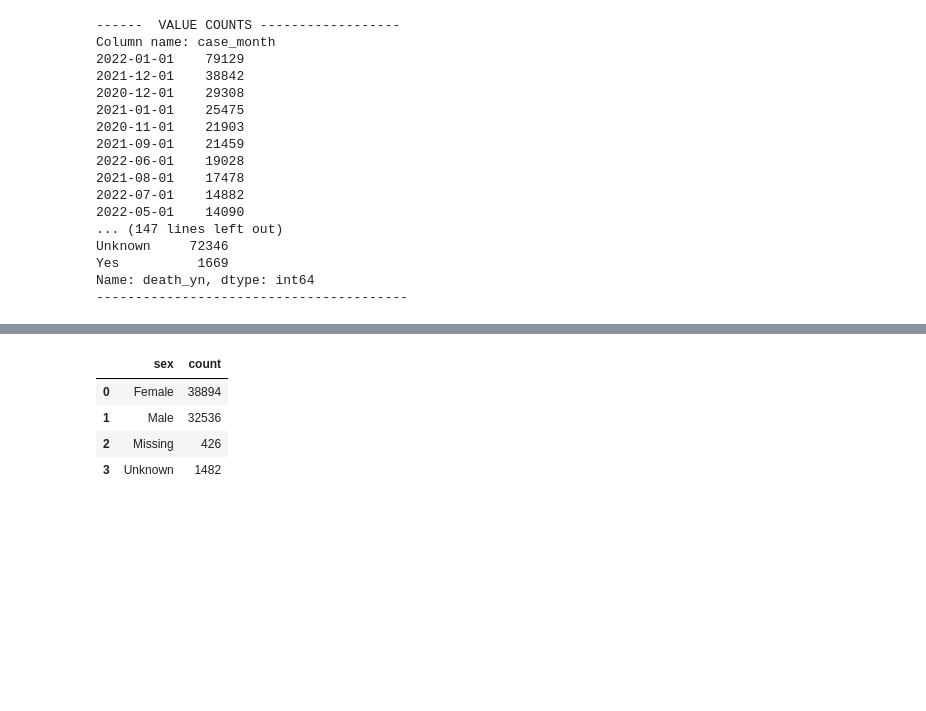
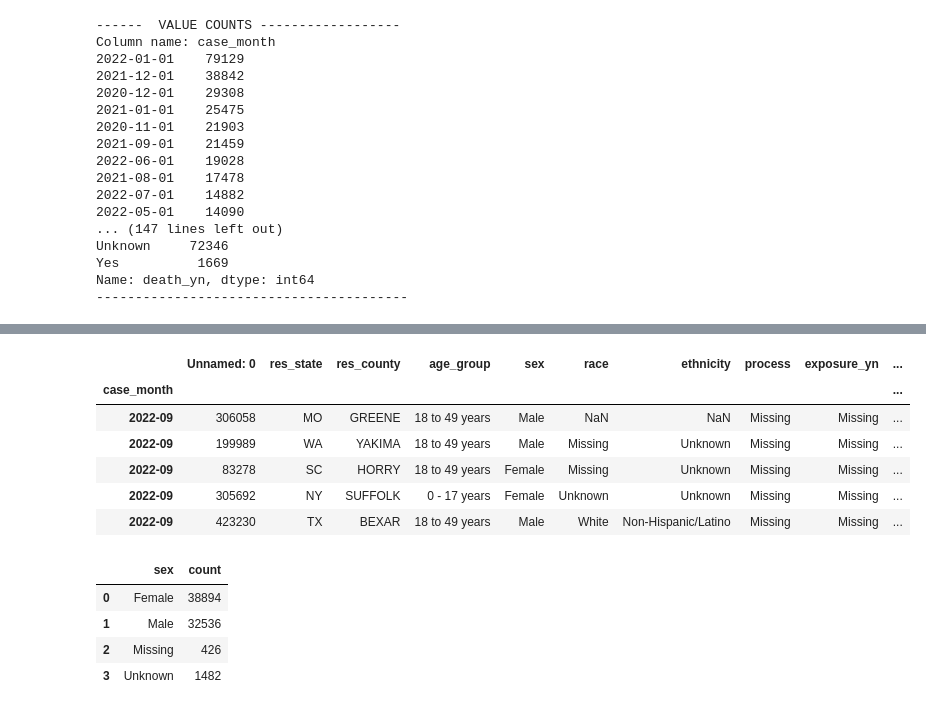
Before and after one commit to DeeVerma1/Project-4, a Jupyter notebook: code/02-Data-Cleaning-EDA.ipynb, the cells around one changed output, grey strips where cells are left out. Saved outputs shown, nothing was run; the diff lists cells and outputs as text; code cells hidden in the pictures; blank space fills up the shorter version.

```diff
--- a/code/02-Data-Cleaning-EDA.ipynb
+++ b/code/02-Data-Cleaning-EDA.ipynb
@@ -293,3 +303,13 @@ df_surv.sort_index(inplace=True)
+# %%
+df_surv.tail()
+# %% [output]
+|  | Unnamed: 0 | res_state | res_county | age_group | sex | race | ethnicity | process | exposure_yn | ... |
+| case_month |  |  |  |  |  |  |  |  |  | ... |
+| 2022-09 | 306058 | MO | GREENE | 18 to 49 years | Male | NaN | NaN | Missing | Missing | ... |
+| 2022-09 | 199989 | WA | YAKIMA | 18 to 49 years | Male | Missing | Unknown | Missing | Missing | ... |
+| 2022-09 | 83278 | SC | HORRY | 18 to 49 years | Female | Missing | Unknown | Missing | Missing | ... |
+| 2022-09 | 305692 | NY | SUFFOLK | 0 - 17 years | Female | Unknown | Unknown | Missing | Missing | ... |
+| 2022-09 | 423230 | TX | BEXAR | 18 to 49 years | Male | White | Non-Hispanic/Latino | Missing | Missing | ... |
 # %%
 def prob_case(groupby_col_name):
     prob_case=pd.DataFrame(df_surv[df_surv['current_status']=='Probable Case'].groupby(groupby_col_name).count().iloc[:,0])
```
Also changed, not shown: parts of 7 cells of this notebook, 1 other file.
